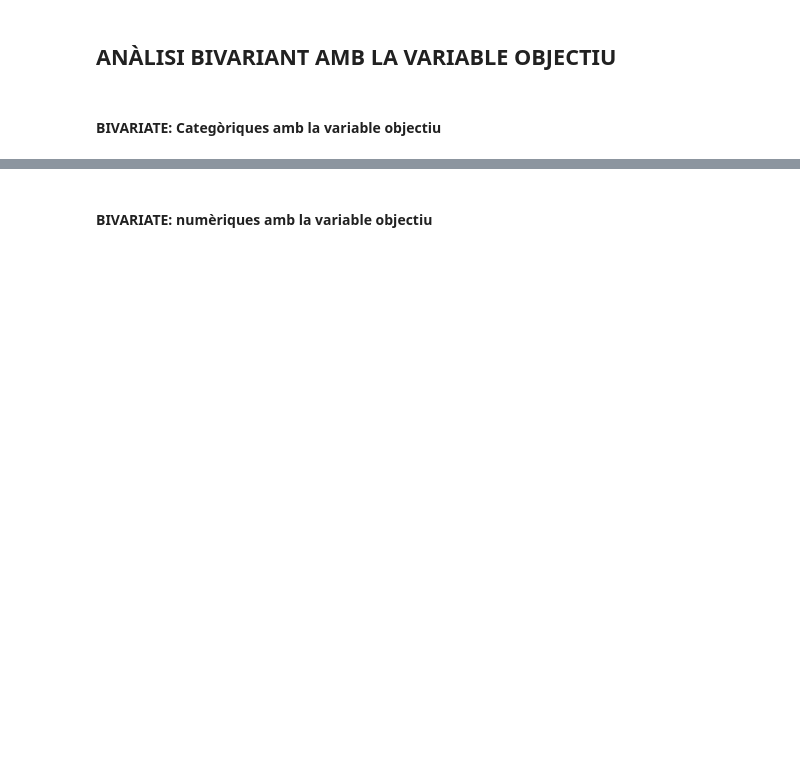
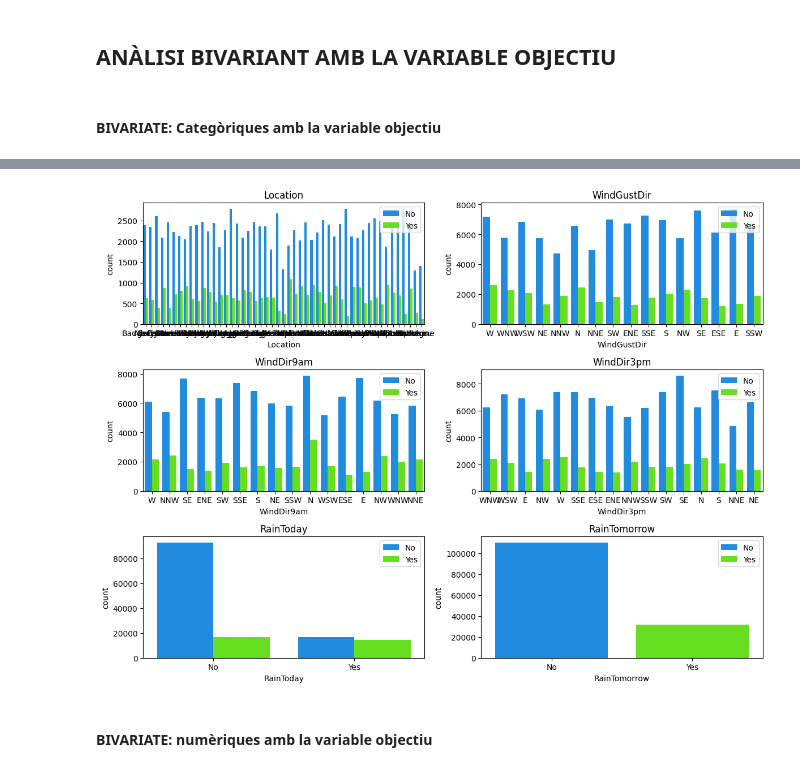
Before and after one commit to annacp04/Perceptro-multicapa, a Jupyter notebook: practica_xndl.ipynb, the cells around one changed output, grey strips where cells are left out. Drawn from its saved outputs; the diff is of its cells as text; code cells hidden in the pictures; blank space fills up the shorter version.

```diff
--- a/practica_xndl.ipynb
+++ b/practica_xndl.ipynb
@@ -206,2 +193,21 @@ for variable in var_cat[1:]:
+# %%
+n_cols = 2
+n_rows = (len(var_cat[1:]) + n_cols - 1) // n_cols
+
+fig, axes = plt.subplots(n_rows, n_cols, figsize=(12, 3 * n_rows), dpi=100)
+axes = axes.flatten()
+
+for idx, variable in enumerate(var_cat[1:]):
+    sns.countplot(data=data, x=variable, hue='RainTomorrow', palette='gist_rainbow_r', ax=axes[idx])
+    axes[idx].legend(loc='upper right')
+    axes[idx].set_title(variable)
+
+for ax in axes[len(var_cat[1:]):]:
+    ax.set_visible(False)
+
+plt.tight_layout()
+plt.show()
+# %% [output]
+[figure, added]
 # %% [markdown]
 #### BIVARIATE: numèriques amb la variable objectiu
```
Also changed, not shown: parts of 14 cells of this notebook.
